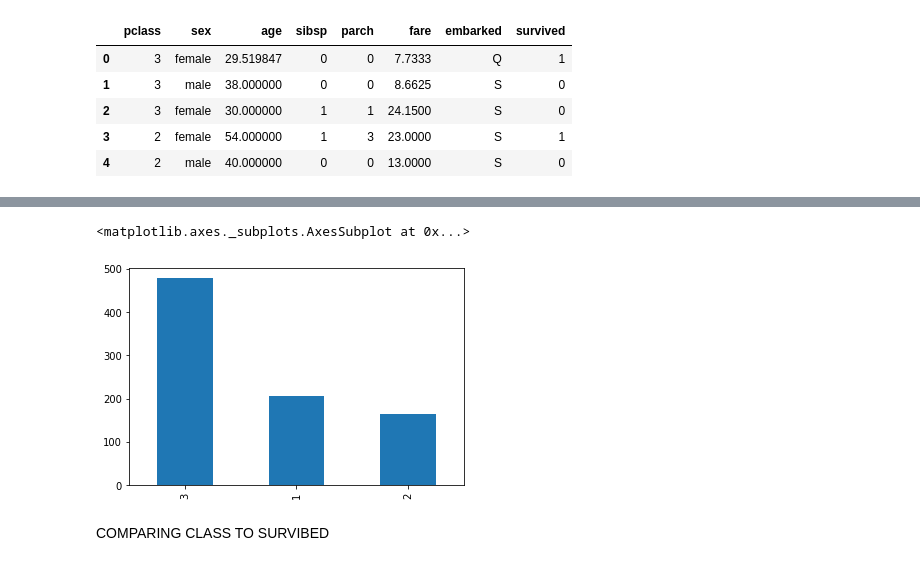
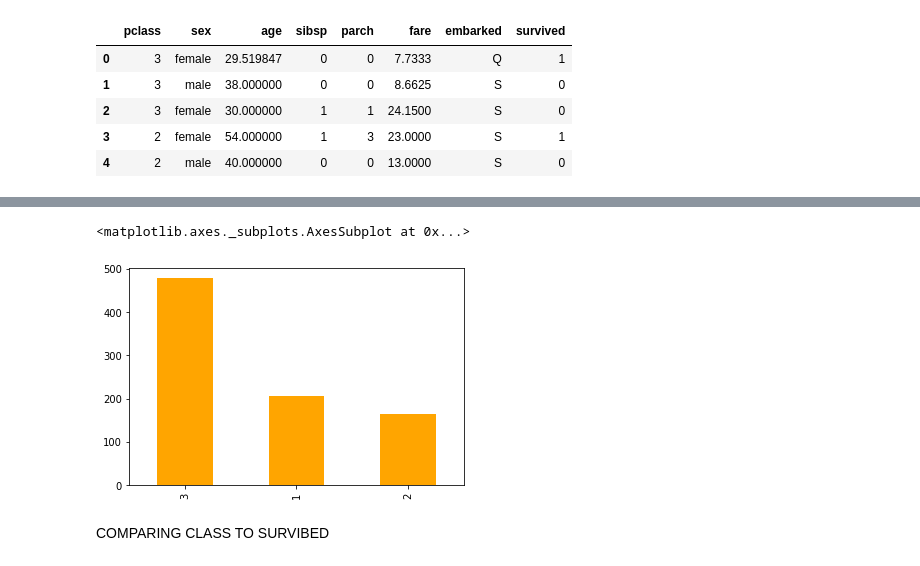
Before and after one commit to ReL1c113/titanic_survival, a Jupyter notebook: TITANIC_SURVIVABILITY.ipynb, the cells around one changed output, grey strips where cells are left out. Drawn from its saved outputs; the diff is of its cells as text; code cells hidden in the pictures.

```diff
--- a/TITANIC_SURVIVABILITY.ipynb
+++ b/TITANIC_SURVIVABILITY.ipynb
@@ -125,8 +144,8 @@ df1.head()
 # %%
-df1['pclass'].value_counts().plot(kind='bar')
+df1['pclass'].value_counts().plot(kind='bar',color='orange')
 # %% [output]
 <matplotlib.axes._subplots.AxesSubplot at 0x...>
-[figure, old version]
+[figure, new version]
 # %%
 # so there were 3 classes with max people in class 3 and min in class 2
 # %% [markdown]
```
Also changed, not shown: parts of 5 cells of this notebook.
